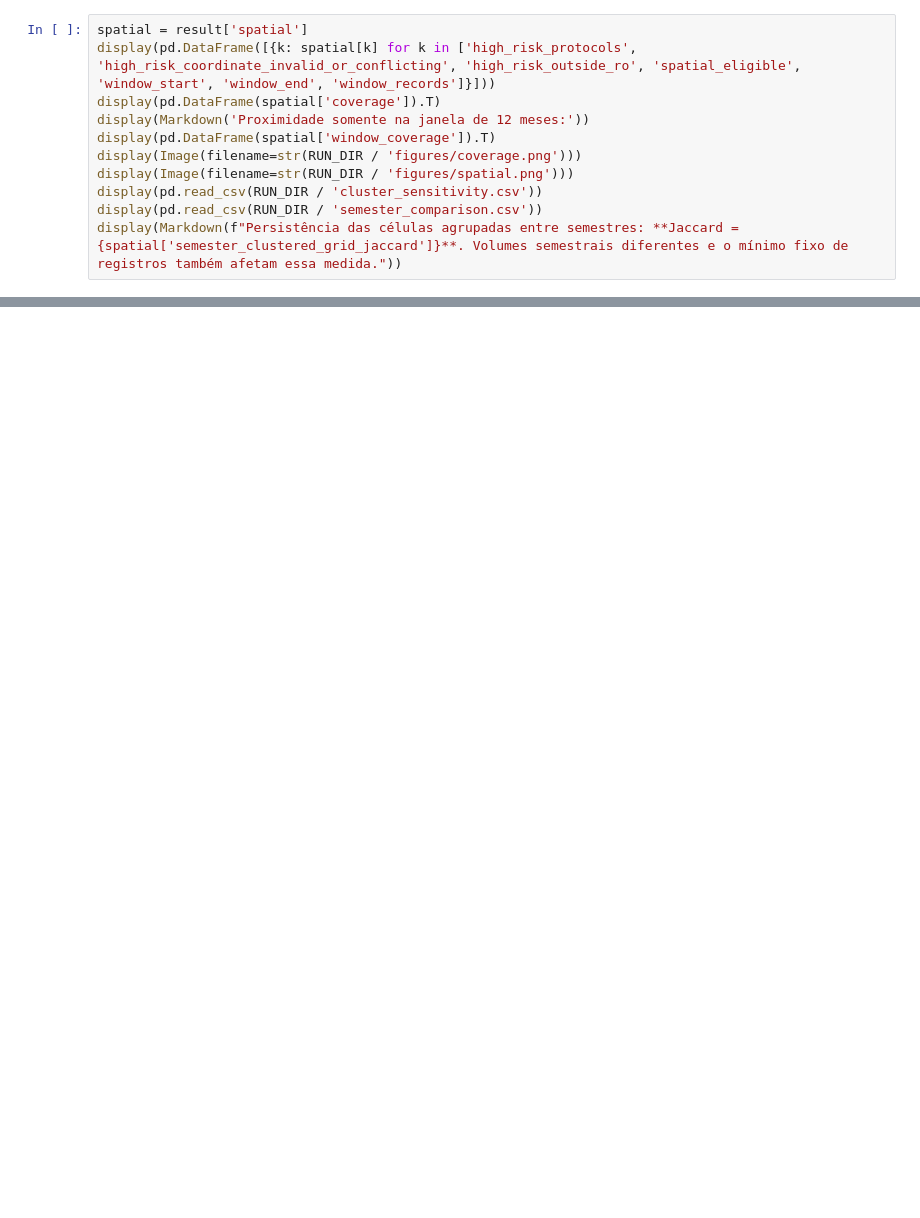
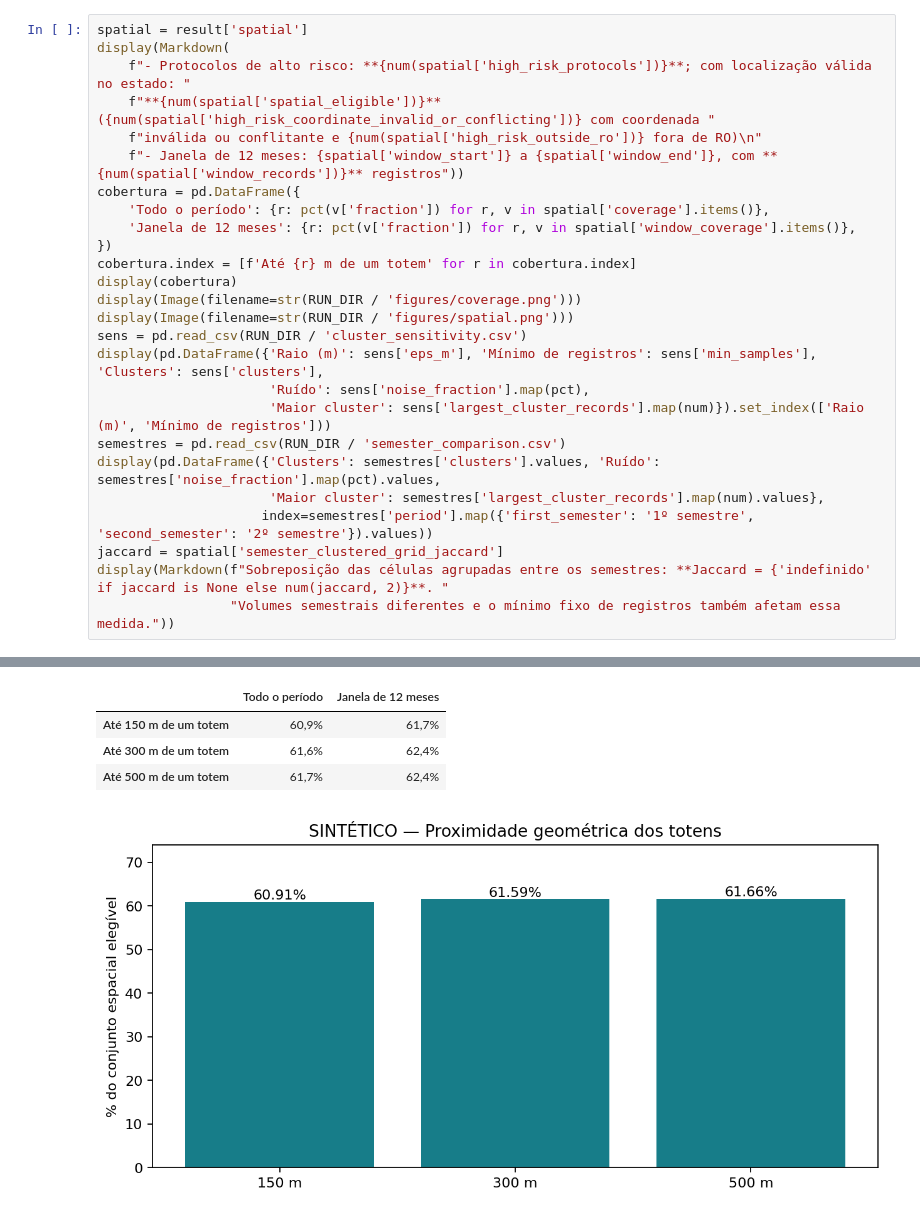
Before and after one commit to YanSamuray/sentinela, a Jupyter notebook: notebooks/99_storytelling_resultados.ipynb, the cells around one changed output, grey strips where cells are left out. Cells and saved outputs as stored; diff of their text form; blank space fills up the shorter version.

```diff
--- a/notebooks/99_storytelling_resultados.ipynb
+++ b/notebooks/99_storytelling_resultados.ipynb
@@ -57,11 +145,27 @@ A grade de referência tem células de 1 km em projeção equivalente centrada n
 # %%
 spatial = result['spatial']
-display(pd.DataFrame([{k: spatial[k] for k in ['high_risk_protocols', 'high_risk_coordinate_invalid_or_conflicting', 'high_risk_outside_ro', 'spatial_eligible', 'window_start', 'window_end', 'window_records']}]))
-display(pd.DataFrame(spatial['coverage']).T)
-display(Markdown('Proximidade somente na janela de 12 meses:'))
-display(pd.DataFrame(spatial['window_coverage']).T)
+display(Markdown(
+    f"- Protocolos de alto risco: **{num(spatial['high_risk_protocols'])}**; com localização válida no estado: "
+    f"**{num(spatial['spatial_eligible'])}** ({num(spatial['high_risk_coordinate_invalid_or_conflicting'])} com coordenada "
+    f"inválida ou conflitante e {num(spatial['high_risk_outside_ro'])} fora de RO)\n"
+    f"- Janela de 12 meses: {spatial['window_start']} a {spatial['window_end']}, com **{num(spatial['window_records'])}** registros"))
+cobertura = pd.DataFrame({
+    'Todo o período': {r: pct(v['fraction']) for r, v in spatial['coverage'].items()},
+    'Janela de 12 meses': {r: pct(v['fraction']) for r, v in spatial['window_coverage'].items()},
+})
+cobertura.index = [f'Até {r} m de um totem' for r in cobertura.index]
+display(cobertura)
 display(Image(filename=str(RUN_DIR / 'figures/coverage.png')))
 display(Image(filename=str(RUN_DIR / 'figures/spatial.png')))
-display(pd.read_csv(RUN_DIR / 'cluster_sensitivity.csv'))
-display(pd.read_csv(RUN_DIR / 'semester_comparison.csv'))
-display(Markdown(f"Persistência das células agrupadas entre semestres: **Jaccard = {spatial['semester_clustered_grid_jaccard']}**. Volumes semestrais diferentes e o mínimo fixo de registros também afetam essa medida."))
+sens = pd.read_csv(RUN_DIR / 'cluster_sensitivity.csv')
+display(pd.DataFrame({'Raio (m)': sens['eps_m'], 'Mínimo de registros': sens['min_samples'], 'Clusters': sens['clusters'],
+                      'Ruído': sens['noise_fraction'].map(pct),
+                      'Maior cluster': sens['largest_cluster_records'].map(num)}).set_index(['Raio (m)', 'Mínimo de registros']))
+semestres = pd.read_csv(RUN_DIR / 'semester_comparison.csv')
+display(pd.DataFrame({'Clusters': semestres['clusters'].values, 'Ruído': semestres['noise_fraction'].map(pct).values,
+                      'Maior cluster': semestres['largest_cluster_records'].map(num).values},
+                     index=semestres['period'].map({'first_semester': '1º semestre', 'second_semester': '2º semestre'}).values))
+jaccard = spatial['semester_clustered_grid_jaccard']
+display(Markdown(f"Sobreposição das células agrupadas entre os semestres: **Jaccard = {'indefinido' if jaccard is None else num(jaccard, 2)}**. "
+                 "Volumes semestrais diferentes e o mínimo fixo de registros também afetam essa medida."))
+# %% [output]
@@ -67,0 +174,5 @@ display(Markdown(f"Persistência das células agrupadas entre semestres: **Jacca
+|  | Todo o período | Janela de 12 meses |
+| Até 150 m de um totem | 60,9% | 61,7% |
+| Até 300 m de um totem | 61,6% | 62,4% |
+| Até 500 m de um totem | 61,7% | 62,4% |
+[figure, added]
```
Also changed, not shown: parts of 12 cells of this notebook, 9 other files.
